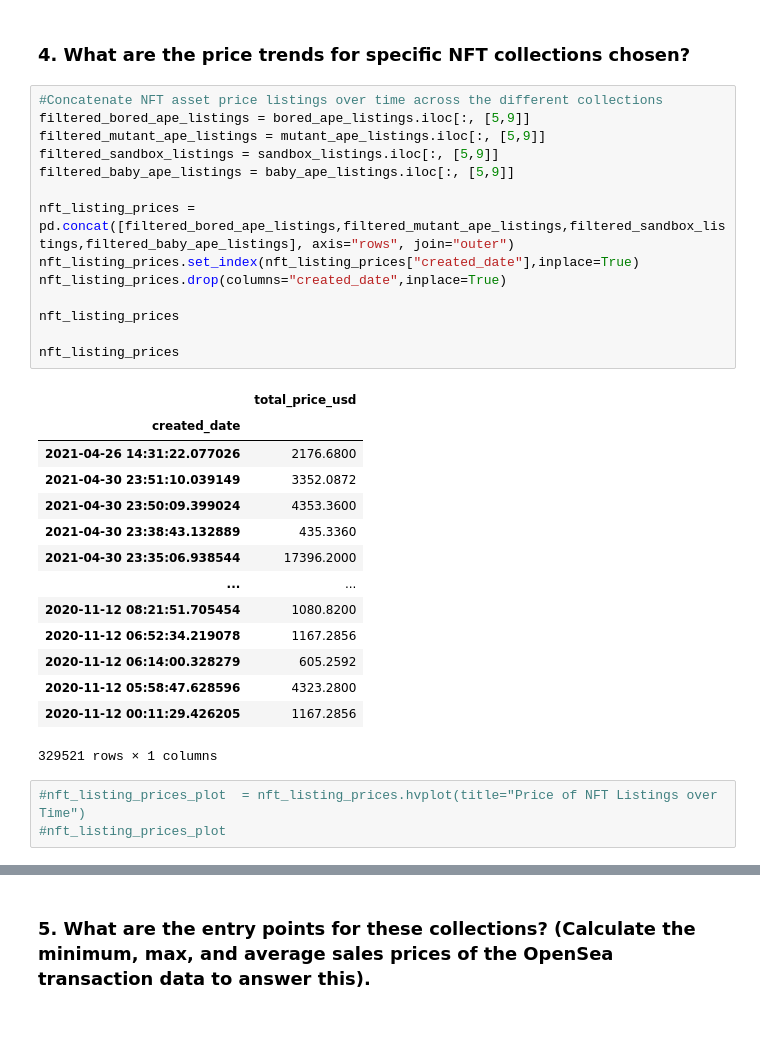
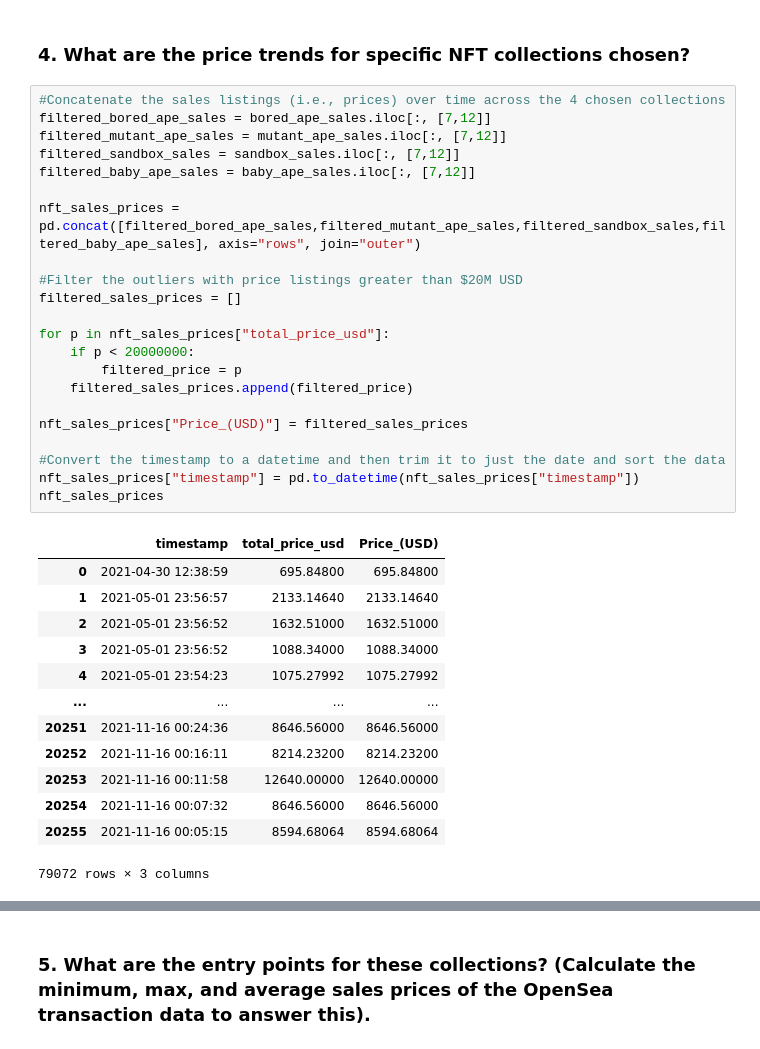
Before and after one commit to bradkaley/NFT_Market_Analysis, a Jupyter notebook: Part_2_Data_Collection_Analysis.ipynb, the cells around one changed output, grey strips where cells are left out. Cells and saved outputs as stored; diff of their text form.

```diff
--- a/Part_2_Data_Collection_Analysis.ipynb
+++ b/Part_2_Data_Collection_Analysis.ipynb
@@ -692,35 +692,39 @@ sellers_bin_count_df.hvplot.bar(
 [interactive output not drawn]
 # %% [markdown]
 ### 4. What are the price trends for specific NFT collections chosen?
-# %%
-#Concatenate NFT asset price listings over time across the different collections
-filtered_bored_ape_listings = bored_ape_listings.iloc[:, [5,9]]
-filtered_mutant_ape_listings = mutant_ape_listings.iloc[:, [5,9]]
-filtered_sandbox_listings = sandbox_listings.iloc[:, [5,9]]
-filtered_baby_ape_listings = baby_ape_listings.iloc[:, [5,9]]
-
-nft_listing_prices = pd.concat([filtered_bored_ape_listings,filtered_mutant_ape_listings,filtered_sandbox_listings,filtered_baby_ape_listings], axis="rows", join="outer")
-nft_listing_prices.set_index(nft_listing_prices["created_date"],inplace=True)
-nft_listing_prices.drop(columns="created_date",inplace=True)
-
-nft_listing_prices
-
-nft_listing_prices
-# %% [output]
-|  | total_price_usd |
-| created_date |  |
-| 2021-04-26 14:31:22.077026 | 2176.6800 |
-| 2021-04-30 23:51:10.039149 | 3352.0872 |
-| 2021-04-30 23:50:09.399024 | 4353.3600 |
-| 2021-04-30 23:38:43.132889 | 435.3360 |
-| 2021-04-30 23:35:06.938544 | 17396.2000 |
-| ... | ... |
-| 2020-11-12 08:21:51.705454 | 1080.8200 |
-| 2020-11-12 06:52:34.219078 | 1167.2856 |
-| 2020-11-12 06:14:00.328279 | 605.2592 |
-| 2020-11-12 05:58:47.628596 | 4323.2800 |
-| 2020-11-12 00:11:29.426205 | 1167.2856 |
-329521 rows × 1 columns
-# %%
-#nft_listing_prices_plot  = nft_listing_prices.hvplot(title="Price of NFT Listings over Time")
-#nft_listing_prices_plot
+# %%
+#Concatenate the sales listings (i.e., prices) over time across the 4 chosen collections
+filtered_bored_ape_sales = bored_ape_sales.iloc[:, [7,12]]
+filtered_mutant_ape_sales = mutant_ape_sales.iloc[:, [7,12]]
+filtered_sandbox_sales = sandbox_sales.iloc[:, [7,12]]
+filtered_baby_ape_sales = baby_ape_sales.iloc[:, [7,12]]
+
+nft_sales_prices = pd.concat([filtered_bored_ape_sales,filtered_mutant_ape_sales,filtered_sandbox_sales,filtered_baby_ape_sales], axis="rows", join="outer")
+
+#Filter the outliers with price listings greater than $20M USD
+filtered_sales_prices = []
+
+for p in nft_sales_prices["total_price_usd"]:
+    if p < 20000000:
+        filtered_price = p
+    filtered_sales_prices.append(filtered_price)
+
+nft_sales_prices["Price_(USD)"] = filtered_sales_prices
+
+#Convert the timestamp to a datetime and then trim it to just the date and sort the data
+nft_sales_prices["timestamp"] = pd.to_datetime(nft_sales_prices["timestamp"])
+nft_sales_prices
+# %% [output]
+|  | timestamp | total_price_usd | Price_(USD) |
+| 0 | 2021-04-30 12:38:59 | 695.84800 | 695.84800 |
+| 1 | 2021-05-01 23:56:57 | 2133.14640 | 2133.14640 |
+| 2 | 2021-05-01 23:56:52 | 1632.51000 | 1632.51000 |
+| 3 | 2021-05-01 23:56:52 | 1088.34000 | 1088.34000 |
+| 4 | 2021-05-01 23:54:23 | 1075.27992 | 1075.27992 |
+| ... | ... | ... | ... |
+| 20251 | 2021-11-16 00:24:36 | 8646.56000 | 8646.56000 |
+| 20252 | 2021-11-16 00:16:11 | 8214.23200 | 8214.23200 |
+| 20253 | 2021-11-16 00:11:58 | 12640.00000 | 12640.00000 |
+| 20254 | 2021-11-16 00:07:32 | 8646.56000 | 8646.56000 |
+| 20255 | 2021-11-16 00:05:15 | 8594.68064 | 8594.68064 |
+79072 rows × 3 columns
```
Also changed, not shown: parts of 1 cell of this notebook, 2 other files.
